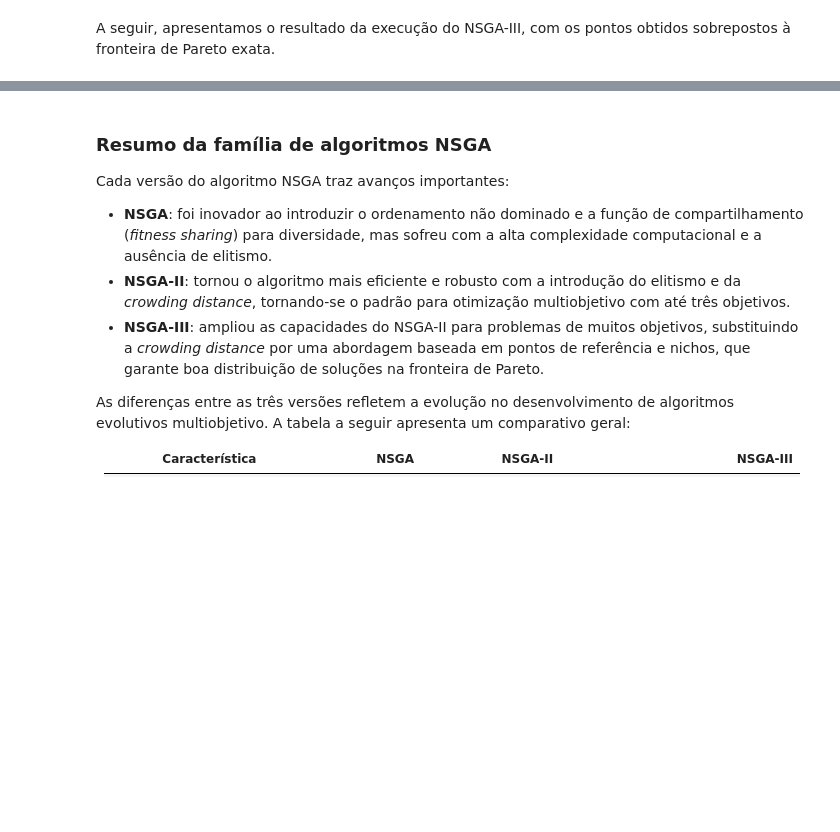
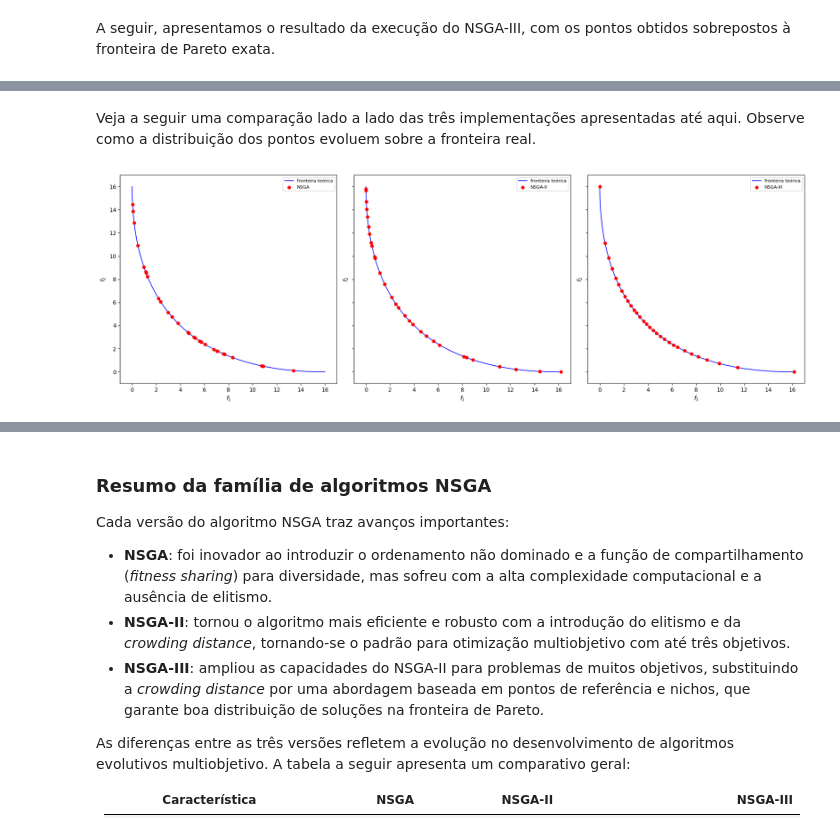
Before and after one commit to JunioCesarFerreira/NSGA-Studies, a Jupyter notebook: notebooks/1-introducao.ipynb, the cells around one changed output, grey strips where cells are left out. Cells and saved outputs as stored; diff of their text form; code cells hidden in the pictures; blank space fills up the shorter version.

```diff
--- a/notebooks/1-introducao.ipynb
+++ b/notebooks/1-introducao.ipynb
@@ -1259,0 +1262,36 @@ plot_pareto(pareto_front, "NSGA-III")
+# %% [markdown]
+Veja a seguir uma comparação lado a lado das três implementações apresentadas até aqui. Observe como a distribuição dos pontos evoluem sobre a fronteira real.
+# %%
+
+random.seed(42)
+np.random.seed(42)
+
+front_nsga1 = np.array(nsga(pop_size=30, generations=10, bounds=BOUNDS))
+front_nsga2 = np.array(nsga2(pop_size=30, generations=10, bounds=BOUNDS))
+front_nsga3 = np.array(nsga3(pop_size=30, generations=10, bounds=BOUNDS))  # H ≈ pop_size
+
+x = np.linspace(-2, 2, 400)
+fig, ax = plt.subplots(1, 3, figsize=(18, 6), sharex=True, sharey=True)
+
+# NSGA-I: espaçamento uniforme sobre a curva
+ax[0].plot(f1(x), f2(x), "b-", lw=1.2, label="fronteira teórica")
+ax[0].scatter(front_nsga1[:, 0], front_nsga1[:, 1], color="red", s=28, zorder=5,
+              label="NSGA")
+# NSGA-II: espaçamento uniforme sobre a curva
+ax[1].plot(f1(x), f2(x), "b-", lw=1.2, label="fronteira teórica")
+ax[1].scatter(front_nsga2[:, 0], front_nsga2[:, 1], color="red", s=28, zorder=5,
+              label="NSGA-II")
+# NSGA-III: direções uniformes -> pontos não uniformes na curva convexa
+ax[2].plot(f1(x), f2(x), "b-", lw=1.2, label="fronteira teórica")
+ax[2].scatter(front_nsga3[:, 0], front_nsga3[:, 1], color="red", s=28, zorder=5,
+              label="NSGA-III")
+
+for a in ax:
+    a.set_xlim(-1, 17); a.set_ylim(-1, 17)
+    a.set_xlabel("$f_1$"); a.set_ylabel("$f_2$")
+    a.legend(loc="upper right", fontsize=8)
+
+plt.tight_layout()
+plt.show()
+# %% [output]
+[figure, added]
```
Also changed, not shown: parts of 5 cells of this notebook.
